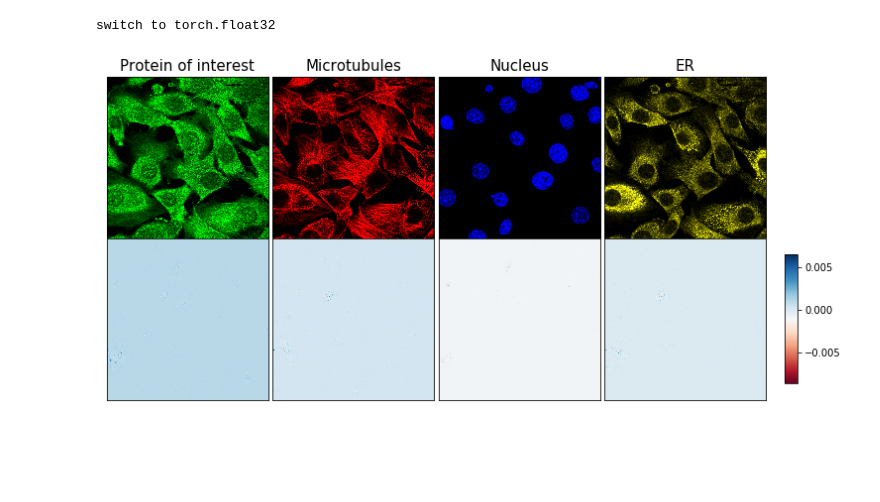
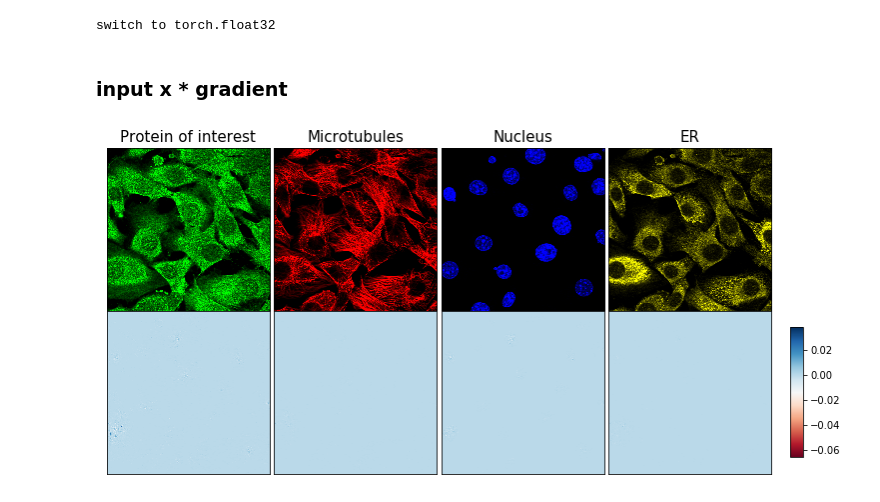
Before and after one commit to csinva/hpa-interp, a Jupyter notebook: grad_saliency.ipynb, the cells around one changed output. Drawn from its saved outputs; the diff is of its cells as text; code cells hidden in the pictures; blank space fills up the shorter version.

```diff
--- a/grad_saliency.ipynb
+++ b/grad_saliency.ipynb
@@ -107,22 +105,26 @@ tensor([[0, 0, 1, 0, 0, 0, 0, 0, 0, 0, 0, 0, 0, 0, 0, 0, 0, 0, 0, 0, 0, 1, 0, 0,
 # %%
 # test image
 im = test_image.clone()
+im.requires_grad_(True)
 
 # switch dtype
 dtype = torch.float
 im = torch.tensor(im, dtype=dtype)
 net.float() if dtype==torch.float else net.double()
+
 print('switch to', dtype)
 
+# baseline
 baseline = torch.zeros_like(im)
-im.requires_grad_(True)
-net = net.to('cpu')
 # %% [output]
 switch to torch.float32
+# %% [markdown]
+### input x * gradient
 # %%
+from captum.attr import InputXGradient
 input_x_gradient = InputXGradient(net)
-attributions = input_x_gradient.attribute(im, target=2)
+attribution = input_x_gradient.attribute(im, target=2)
 # %%
-viz.viz_channels_separate(test_image, img_index, rel_scores=attributions.data.numpy())
+viz.viz_channels_separate(test_image, img_index, rel_scores=attribution.data)
 # %% [output]
-[figure, old version]
+[figure, new version]
```
Also changed, not shown: parts of 13 cells of this notebook, 8 other files.
